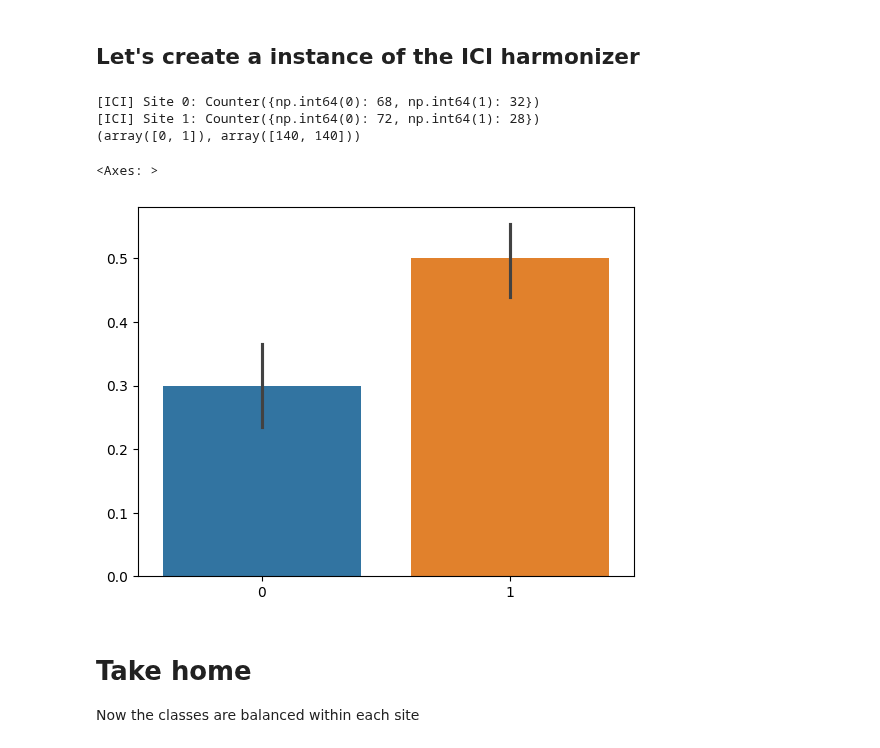
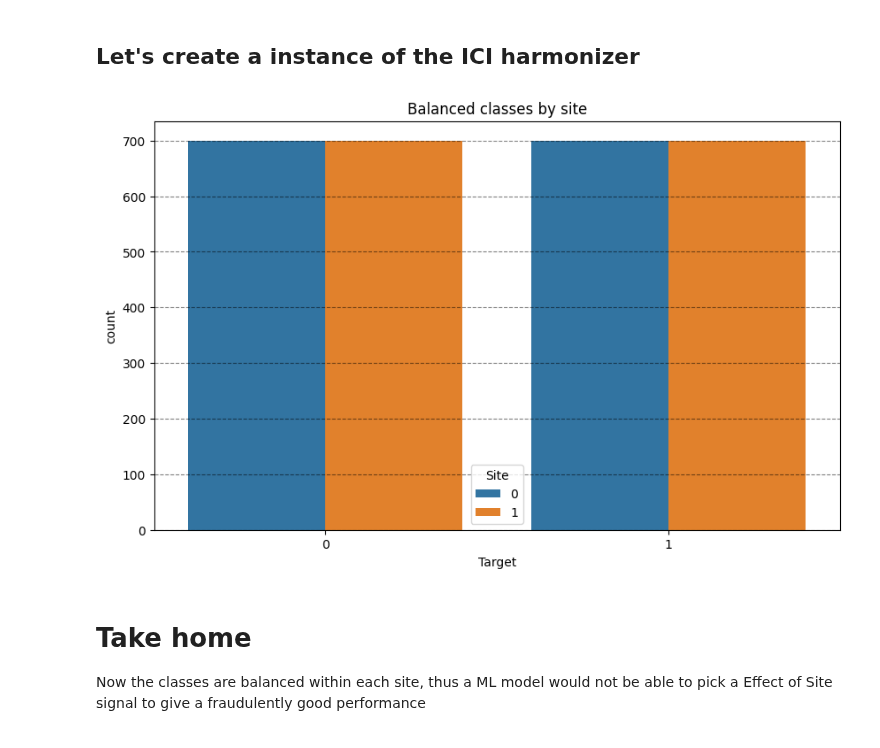
Before and after one commit to N-Nieto/UniHarmony, a Jupyter notebook: examples/ICI_binary_classification_example.ipynb, the cells around one changed output. Drawn from its saved outputs; the diff is of its cells as text; code cells hidden in the pictures.

```diff
--- a/examples/ICI_binary_classification_example.ipynb
+++ b/examples/ICI_binary_classification_example.ipynb
@@ -11,6 +14,15 @@ from uniharmony.interpolation import ICIHarmonization
 # %%
-X = np.random.randn(200, 5)
-y = np.array([0] * 140 + [1] * 60)
-# randomize y
-y = np.random.permutation(y)
-sites = np.array([0] * 100 + [1] * 100)
+X, y, sites = make_multisite_classification(
+    n_classes=2,
+    n_samples=2000,
+    n_sites=2,
+    n_features=2,
+    balance_per_site=[0.3, 0.7],
+    site_effect_homogeneous=True,
+)
+df = pd.DataFrame({"Target": y, "Site": sites})
+
+plt.figure(figsize=[10, 6])
+plt.title("Unbalanced classes by site")
+sbn.countplot(df, x="Target", hue="Site")
+plt.grid(axis="y", color="black", alpha=0.5, linestyle="--")
@@ -17,23 +31,22 @@ sites = np.array([0] * 100 + [1] * 100)
 # %% [markdown]
 ## Let's create a instance of the ICI harmonizer
 # %%
-ici = ICIHarmonization("smote", verbose=True)
+ici = ICIHarmonization("smote")
 X_r, y_r = ici.fit_resample(X, y, sites=sites)
-
-print(np.unique(y_r, return_counts=True))
-
-
-import matplotlib.pyplot as plt
-import seaborn as sbn
-import pandas as pd
-
-sbn.barplot([y, y_r])
+df = pd.DataFrame(
+    {
+        "Target": y_r,
+        "Site": ici.sites_resampled_,
+        "Feature 1": X_r[:, 0],
+        "Feature 2": X_r[:, 1],
+    }
+)
+plt.figure(figsize=[10, 6])
+plt.title("Balanced classes by site")
+sbn.countplot(df, x="Target", hue="Site")
+plt.grid(axis="y", color="black", alpha=0.5, linestyle="--")
 # %% [output]
-[ICI] Site 0: Counter({np.int64(0): 68, np.int64(1): 32})
-[ICI] Site 1: Counter({np.int64(0): 72, np.int64(1): 28})
-(array([0, 1]), array([140, 140]))
-<Axes: >
-[figure, old version]
+[figure, new version]
 # %% [markdown]
 # Take home
-Now the classes are balanced within each site
+Now the classes are balanced within each site, thus a ML model would not be able to pick a Effect of Site signal to give a fraudulently good performance
```
Also changed, not shown: parts of 4 cells of this notebook, 3 other files.
